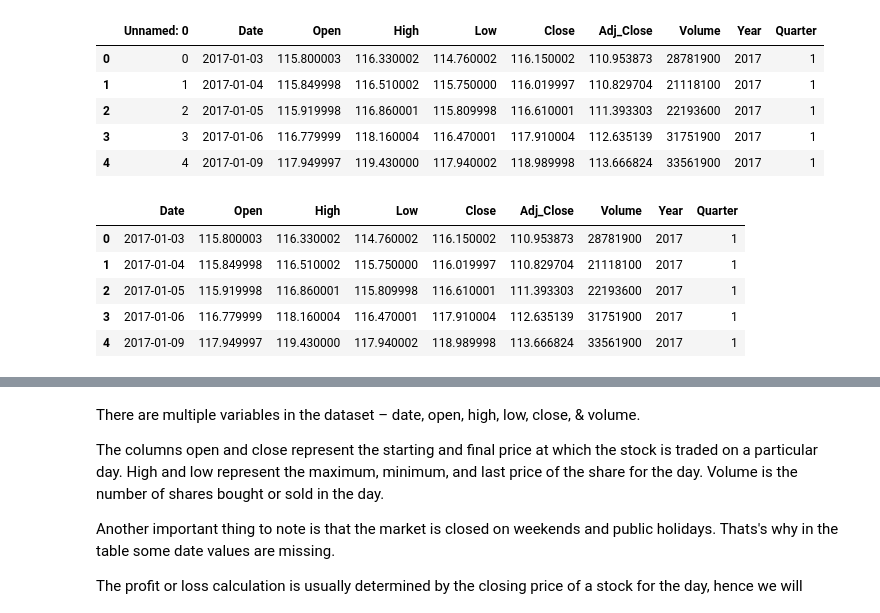
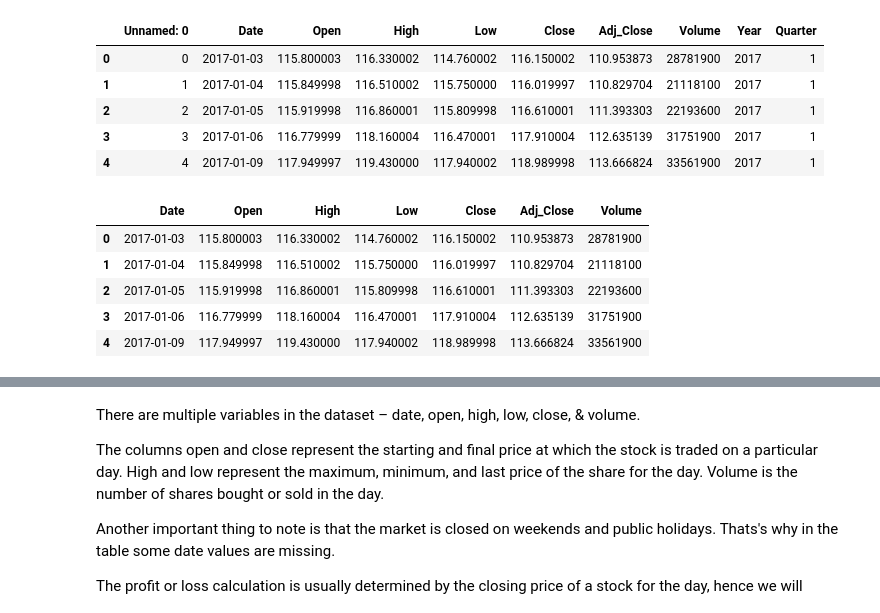
Before and after one commit to sigdelyr/ML-Project, a Jupyter notebook: apple_regression.ipynb, the cells around one changed output, grey strips where cells are left out. Saved outputs shown, nothing was run; the diff lists cells and outputs as text; code cells hidden in the pictures.

Commit message:
apple.ipynb

```diff
--- a/apple_regression.ipynb
+++ b/apple_regression.ipynb
@@ -37,12 +43,13 @@ apple_data.head()
 | 3 | 3 | 2017-01-06 | 116.779999 | 118.160004 | 116.470001 | 117.910004 | 112.635139 | 31751900 | 2017 | 1 |
 | 4 | 4 | 2017-01-09 | 117.949997 | 119.430000 | 117.940002 | 118.989998 | 113.666824 | 33561900 | 2017 | 1 |
 # %%
-apple = apple_data.drop(columns='Unnamed: 0')
+#apple_data.drop('Year', 'Quarter', inplace=True)
+apple = apple_data.drop(columns=['Unnamed: 0', 'Year', 'Quarter'])
 apple.head()
 # %% [output]
-|  | Date | Open | High | Low | Close | Adj_Close | Volume | Year | Quarter |
-| 0 | 2017-01-03 | 115.800003 | 116.330002 | 114.760002 | 116.150002 | 110.953873 | 28781900 | 2017 | 1 |
-| 1 | 2017-01-04 | 115.849998 | 116.510002 | 115.750000 | 116.019997 | 110.829704 | 21118100 | 2017 | 1 |
-| 2 | 2017-01-05 | 115.919998 | 116.860001 | 115.809998 | 116.610001 | 111.393303 | 22193600 | 2017 | 1 |
-| 3 | 2017-01-06 | 116.779999 | 118.160004 | 116.470001 | 117.910004 | 112.635139 | 31751900 | 2017 | 1 |
-| 4 | 2017-01-09 | 117.949997 | 119.430000 | 117.940002 | 118.989998 | 113.666824 | 33561900 | 2017 | 1 |
+|  | Date | Open | High | Low | Close | Adj_Close | Volume |
+| 0 | 2017-01-03 | 115.800003 | 116.330002 | 114.760002 | 116.150002 | 110.953873 | 28781900 |
+| 1 | 2017-01-04 | 115.849998 | 116.510002 | 115.750000 | 116.019997 | 110.829704 | 21118100 |
+| 2 | 2017-01-05 | 115.919998 | 116.860001 | 115.809998 | 116.610001 | 111.393303 | 22193600 |
+| 3 | 2017-01-06 | 116.779999 | 118.160004 | 116.470001 | 117.910004 | 112.635139 | 31751900 |
+| 4 | 2017-01-09 | 117.949997 | 119.430000 | 117.940002 | 118.989998 | 113.666824 | 33561900 |
```
Also changed, not shown: parts of 35 cells of this notebook.
